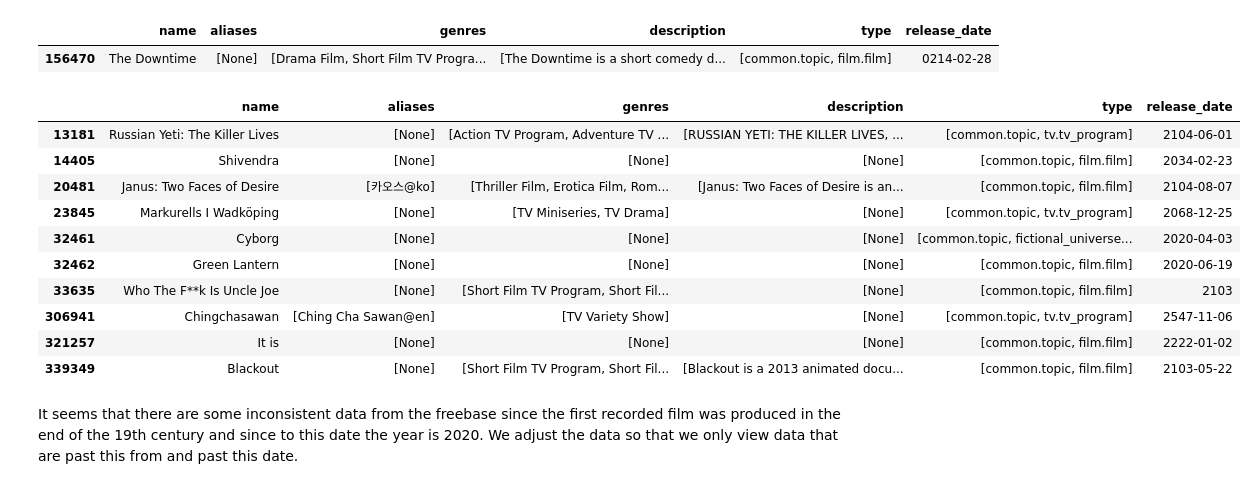
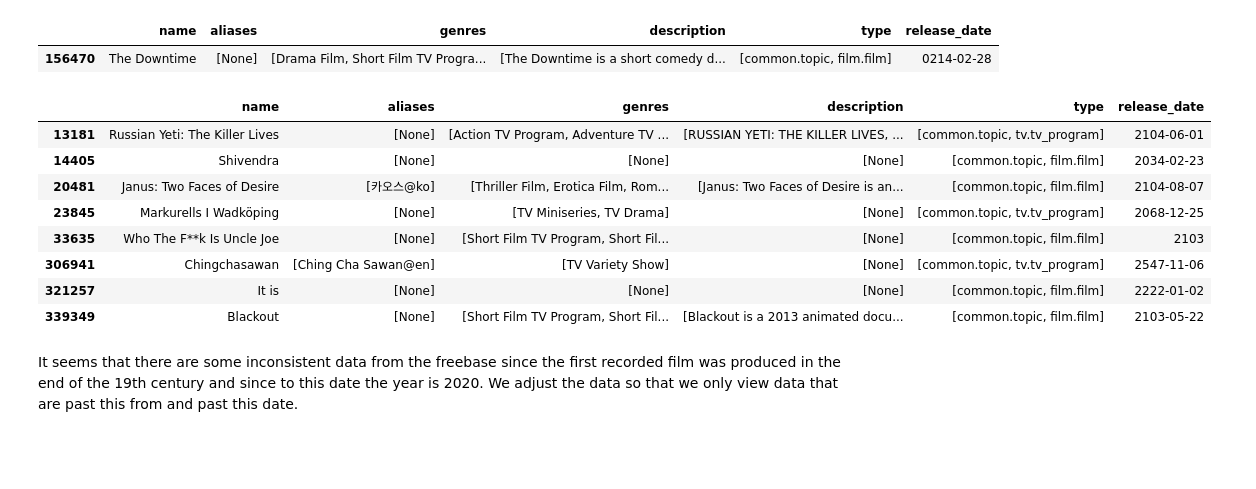
Before and after one commit to Denissovan/VINF-stats-indexing, a Jupyter notebook: VINF-indexovanie.ipynb, the cells around one changed output. Saved outputs shown, nothing was run; the diff lists cells and outputs as text; code cells hidden in the pictures; blank space fills up the shorter version.

Commit message:
Upravenie vyberania release_date

```diff
--- a/VINF-indexovanie.ipynb
+++ b/VINF-indexovanie.ipynb
@@ -314,15 +457,13 @@ df[df['release_date'] == df['release_date'].min()]
 |  | name | aliases | genres | description | type | release_date |
 | 156470 | The Downtime | [None] | [Drama Film, Short Film TV Progra... | [The Downtime is a short comedy d... | [common.topic, film.film] | 0214-02-28 |
 # %%
-df[(df['release_date'] > "2020") & (df['release_date'] != "None")]
+df[(df['release_date'] > "2021") & (df['release_date'] != "None")]
 # %% [output]
 |  | name | aliases | genres | description | type | release_date |
 | 13181 | Russian Yeti: The Killer Lives | [None] | [Action TV Program, Adventure TV ... | [RUSSIAN YETI: THE KILLER LIVES, ... | [common.topic, tv.tv_program] | 2104-06-01 |
 | 14405 | Shivendra | [None] | [None] | [None] | [common.topic, film.film] | 2034-02-23 |
 | 20481 | Janus: Two Faces of Desire | [카오스@ko] | [Thriller Film, Erotica Film, Rom... | [Janus: Two Faces of Desire is an... | [common.topic, film.film] | 2104-08-07 |
 | 23845 | Markurells I Wadköping | [None] | [TV Miniseries, TV Drama] | [None] | [common.topic, tv.tv_program] | 2068-12-25 |
-| 32461 | Cyborg | [None] | [None] | [None] | [common.topic, fictional_universe... | 2020-04-03 |
-| 32462 | Green Lantern | [None] | [None] | [None] | [common.topic, film.film] | 2020-06-19 |
 | 33635 | Who The F**k Is Uncle Joe | [None] | [Short Film TV Program, Short Fil... | [None] | [common.topic, film.film] | 2103 |
 | 306941 | Chingchasawan | [Ching Cha Sawan@en] | [TV Variety Show] | [None] | [common.topic, tv.tv_program] | 2547-11-06 |
 | 321257 | It is | [None] | [None] | [None] | [common.topic, film.film] | 2222-01-02 |
```
Also changed, not shown: parts of 50 cells of this notebook.
